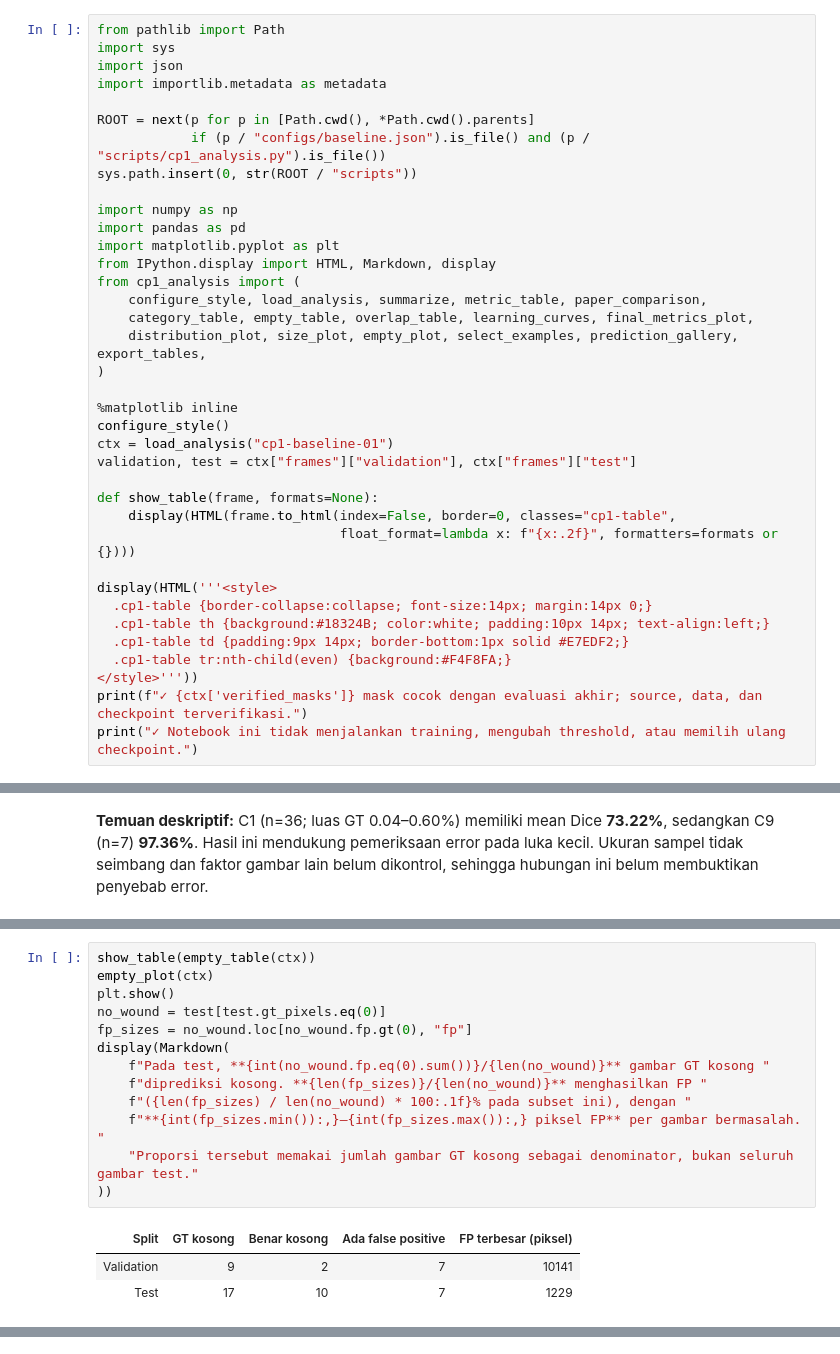
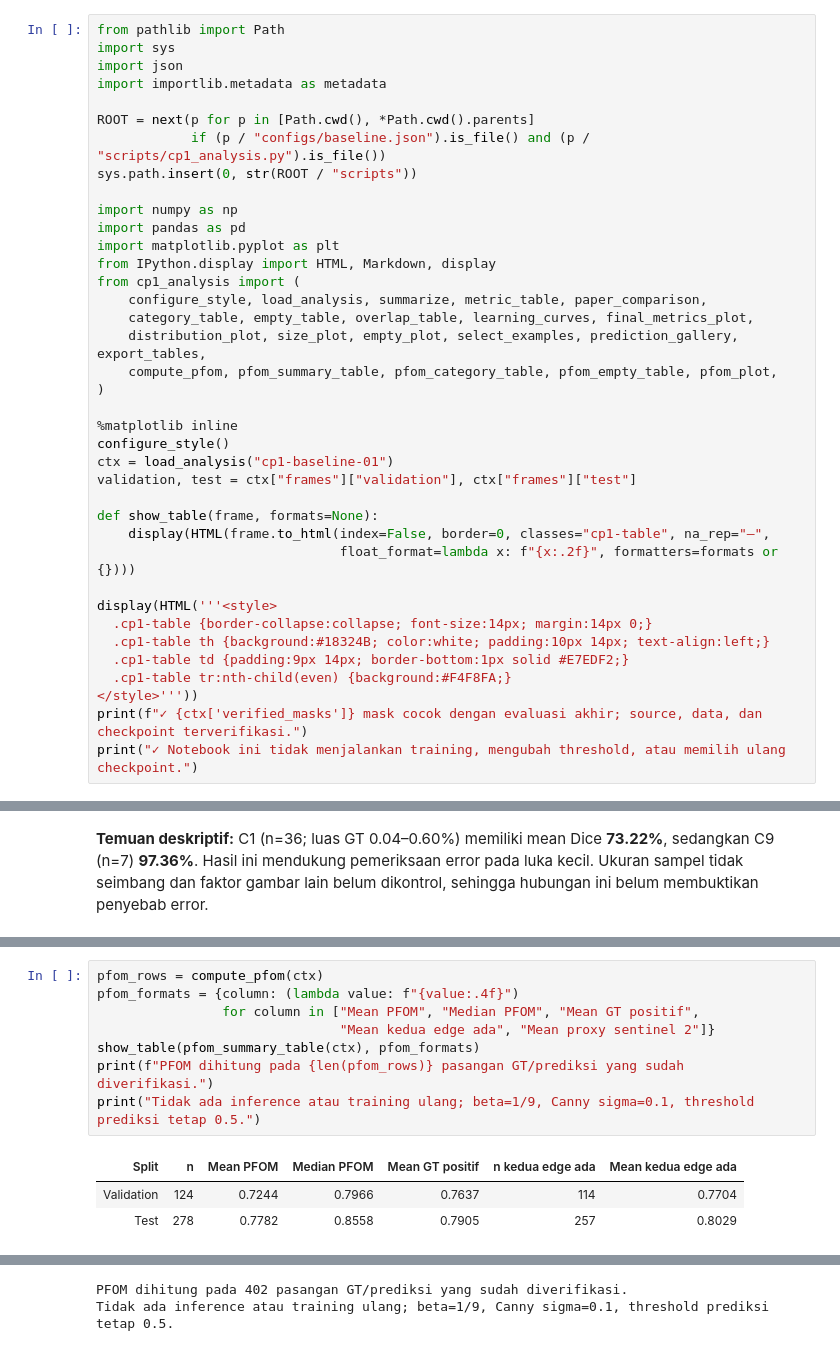
Before and after one commit to maulnite/foot-ulcer-segmentation, a Jupyter notebook: notebooks/01_cp1_analysis.ipynb, the cells around one changed output, grey strips where cells are left out. Saved outputs shown, nothing was run; the diff lists cells and outputs as text.

Commit message:
Evaluate PFOM boundaries and publish verified CP1 analysis

```diff
--- a/notebooks/01_cp1_analysis.ipynb
+++ b/notebooks/01_cp1_analysis.ipynb
@@ -42,6 +42,7 @@ from cp1_analysis import (
     configure_style, load_analysis, summarize, metric_table, paper_comparison,
     category_table, empty_table, overlap_table, learning_curves, final_metrics_plot,
     distribution_plot, size_plot, empty_plot, select_examples, prediction_gallery, export_tables,
+    compute_pfom, pfom_summary_table, pfom_category_table, pfom_empty_table, pfom_plot,
 )
 
 %matplotlib inline
@@ -50,7 +51,7 @@ ctx = load_analysis("cp1-baseline-01")
 validation, test = ctx["frames"]["validation"], ctx["frames"]["test"]
 
 def show_table(frame, formats=None):
-    display(HTML(frame.to_html(index=False, border=0, classes="cp1-table",
+    display(HTML(frame.to_html(index=False, border=0, classes="cp1-table", na_rep="—",
                                float_format=lambda x: f"{x:.2f}", formatters=formats or {})))
 
 display(HTML('''<style>
@@ -279,17 +298,12 @@ kita tampilkan juga besar area FP agar tingkat error tidak disamaratakan.
 # %%
-show_table(empty_table(ctx))
-empty_plot(ctx)
-plt.show()
-no_wound = test[test.gt_pixels.eq(0)]
-fp_sizes = no_wound.loc[no_wound.fp.gt(0), "fp"]
-display(Markdown(
-    f"Pada test, **{int(no_wound.fp.eq(0).sum())}/{len(no_wound)}** gambar GT kosong "
-    f"diprediksi kosong. **{len(fp_sizes)}/{len(no_wound)}** menghasilkan FP "
-    f"({len(fp_sizes) / len(no_wound) * 100:.1f}% pada subset ini), dengan "
-    f"**{int(fp_sizes.min()):,}–{int(fp_sizes.max()):,} piksel FP** per gambar bermasalah. "
-    "Proporsi tersebut memakai jumlah gambar GT kosong sebagai denominator, bukan seluruh gambar test."
-))
+pfom_rows = compute_pfom(ctx)
+pfom_formats = {column: (lambda value: f"{value:.4f}")
+                for column in ["Mean PFOM", "Median PFOM", "Mean GT positif",
+                               "Mean kedua edge ada", "Mean proxy sentinel 2"]}
+show_table(pfom_summary_table(ctx), pfom_formats)
+print(f"PFOM dihitung pada {len(pfom_rows)} pasangan GT/prediksi yang sudah diverifikasi.")
+print("Tidak ada inference atau training ulang; beta=1/9, Canny sigma=0.1, threshold prediksi tetap 0.5.")
 # %% [output]
-| Split | GT kosong | Benar kosong | Ada false positive | FP terbesar (piksel) |
-| Validation | 9 | 2 | 7 | 10141 |
-| Test | 17 | 10 | 7 | 1229 |
+| Split | n | Mean PFOM | Median PFOM | Mean GT positif | n kedua edge ada | Mean kedua edge ada |
+| Validation | 124 | 0.7244 | 0.7966 | 0.7637 | 114 | 0.7704 |
+| Test | 278 | 0.7782 | 0.8558 | 0.7905 | 257 | 0.8029 |
@@ -297,0 +310,2 @@ Pada test, **10/17** gambar GT kosong diprediksi kosong. **7/17** menghasilkan F
+PFOM dihitung pada 402 pasangan GT/prediksi yang sudah diverifikasi.
+Tidak ada inference atau training ulang; beta=1/9, Canny sigma=0.1, threshold prediksi tetap 0.5.
```
Also changed, not shown: parts of 45 cells of this notebook, 23 other files.
